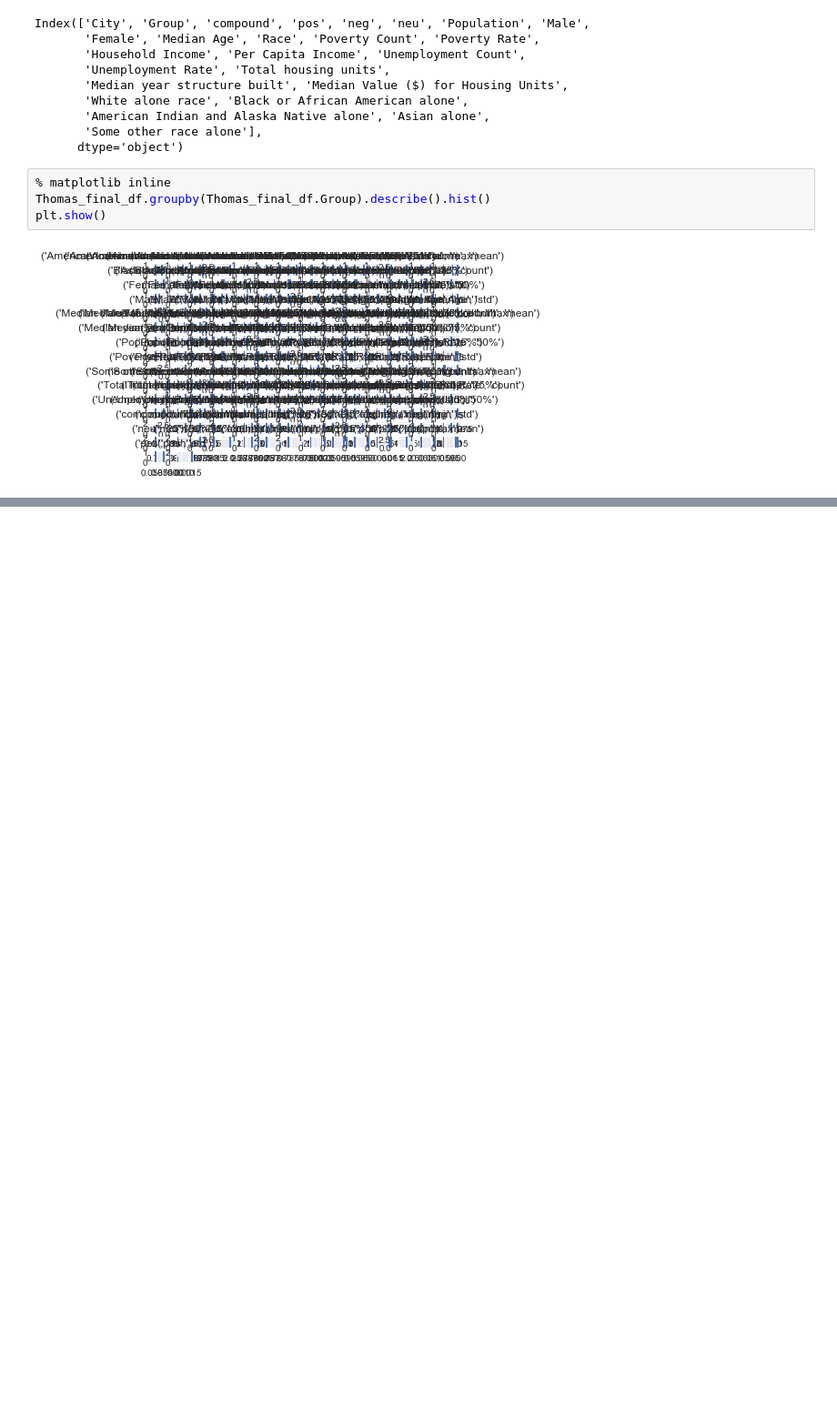
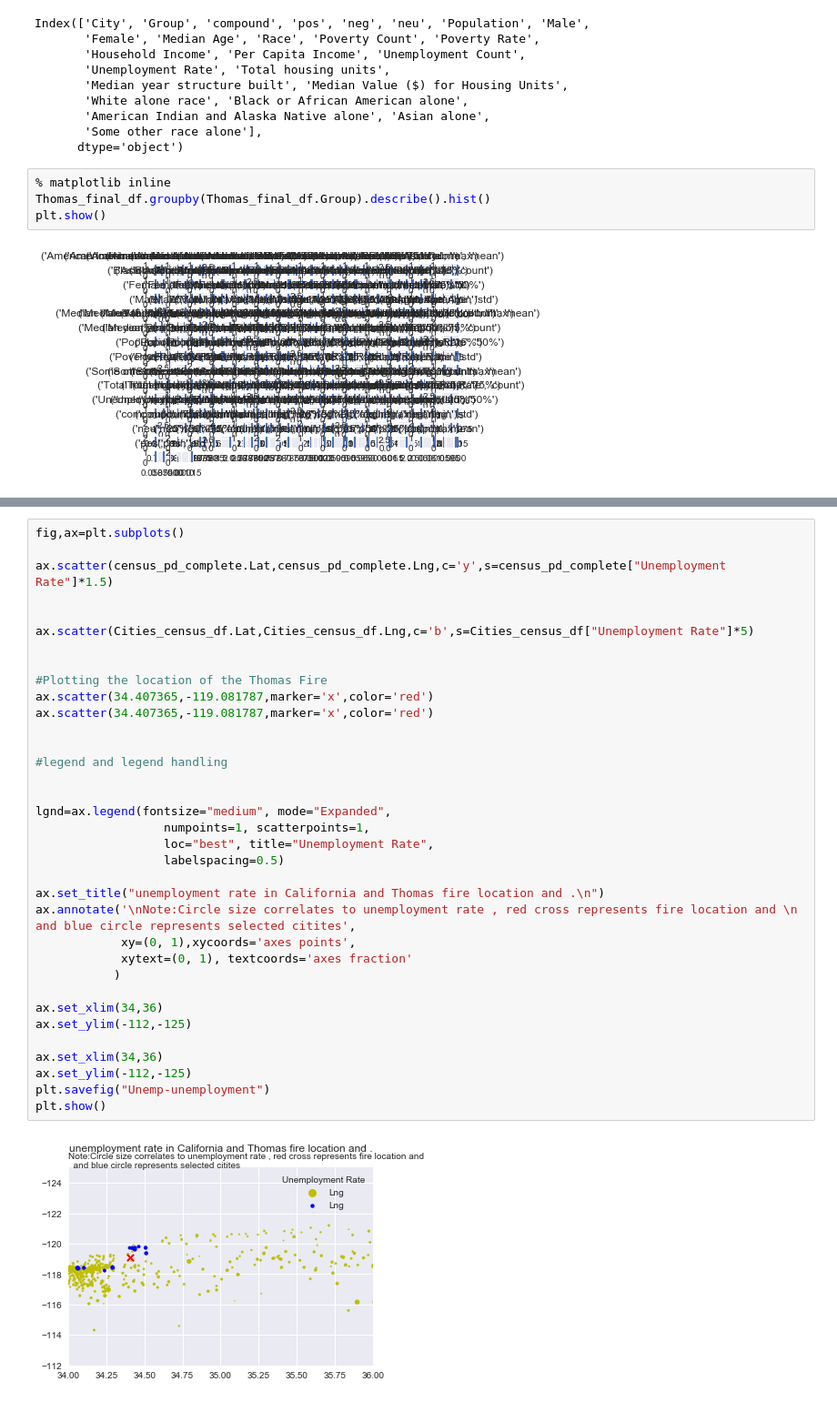
Before and after one commit to sheygarga/Project1Team6, a Jupyter notebook: Thomas_fire_Final.ipynb, the cells around one changed output, grey strips where cells are left out. Shown at 91% size. Cells and saved outputs as stored; diff of their text form; blank space fills up the shorter version.

```diff
--- a/Thomas_fire_Final.ipynb
+++ b/Thomas_fire_Final.ipynb
@@ -101,0 +145,37 @@ plt.show()
+# %%
+fig,ax=plt.subplots()
+
+ax.scatter(census_pd_complete.Lat,census_pd_complete.Lng,c='y',s=census_pd_complete["Unemployment Rate"]*1.5)
+
+
+ax.scatter(Cities_census_df.Lat,Cities_census_df.Lng,c='b',s=Cities_census_df["Unemployment Rate"]*5)
+
+
+#Plotting the location of the Thomas Fire
+ax.scatter(34.407365,-119.081787,marker='x',color='red')
+ax.scatter(34.407365,-119.081787,marker='x',color='red')
+
+
+#legend and legend handling
+
+
+lgnd=ax.legend(fontsize="medium", mode="Expanded",
+                  numpoints=1, scatterpoints=1,
+                  loc="best", title="Unemployment Rate",
+                  labelspacing=0.5)
+
+ax.set_title("unemployment rate in California and Thomas fire location and .\n")
+ax.annotate('\nNote:Circle size correlates to unemployment rate , red cross represents fire location and \n  and blue circle represents selected citites',
+            xy=(0, 1),xycoords='axes points',
+            xytext=(0, 1), textcoords='axes fraction'
+           )
+
+ax.set_xlim(34,36)
+ax.set_ylim(-112,-125)
+
+ax.set_xlim(34,36)
+ax.set_ylim(-112,-125)
+plt.savefig("Unemp-unemployment")
+plt.show()
+# %% [output]
+[figure, added]
```
Also changed, not shown: parts of 2 cells of this notebook, 3 other files.
